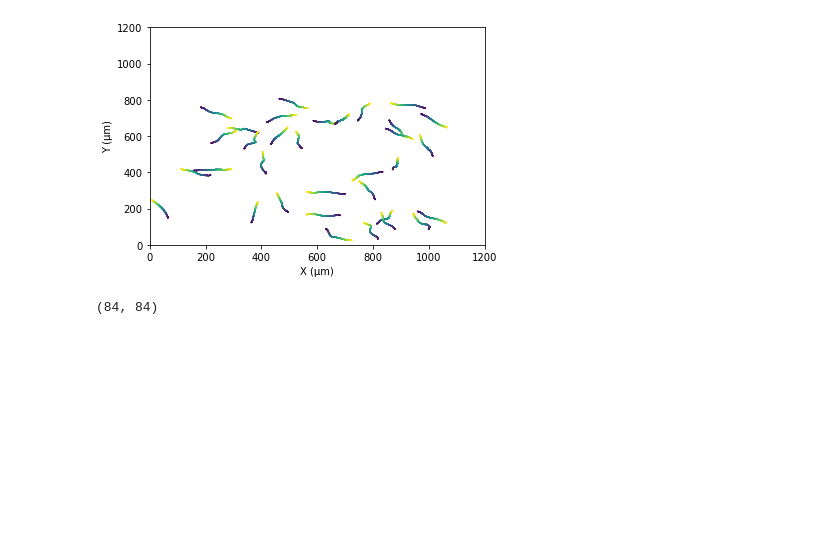
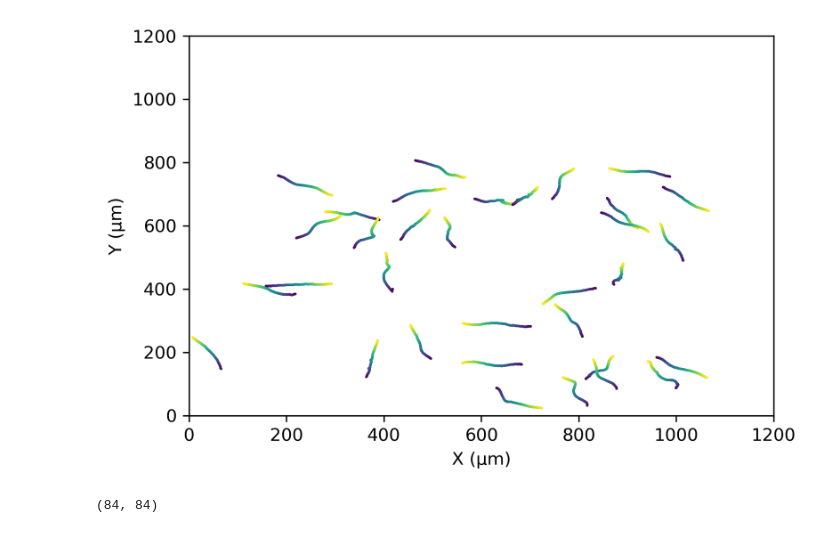
Before and after one commit to kkito0726/analyze_chlamy_moves, a Jupyter notebook: test.ipynb, the cells around one changed output. Cells and saved outputs as stored; diff of their text form; code cells hidden in the pictures; blank space fills up the shorter version.

```diff
--- a/test.ipynb
+++ b/test.ipynb
@@ -29,34 +29,35 @@ id = np.unique(new_data["TRACK_ID"].values)
 '''
 TRACK_IDが同じものごとにグループ化
 [
     [TRACK_ID = 0 のデータ],
     [TRACK_ID = 1 のデータ],
     [TRACK_ID = 2 のデータ],
     .
     .
     .
 ]
 '''
 x_list = [new_data[new_data["TRACK_ID"] == i]["POSITION_X"].values for i in id]
 y_list = [new_data[new_data["TRACK_ID"] == i]["POSITION_Y"].values for i in id]
 
 min_diff = 230
+plt.figure(dpi=300)
 for i in range(len(x_list)):
     x_diff = np.diff(x_list[i])
     y_diff = np.diff(y_list[i])
     # 移動距離の合計を算出
     move_sum = np.sqrt(x_diff**2 + y_diff**2).sum()
 
     if move_sum > min_diff:
         z = range(len(x_list[i]))
         mp = plt.scatter(x_list[i], h - y_list[i], c=z, s=0.1)
         plt.xlabel("X (μm)")
         plt.ylabel("Y (μm)")
         plt.xlim(0,1200)
         plt.ylim(0,1200)
 plt.show()
 # %% [output]
-[figure, old version]
+[figure, new version]
 # %%
 len(x_list), len(y_list)
 # %% [output]
```
